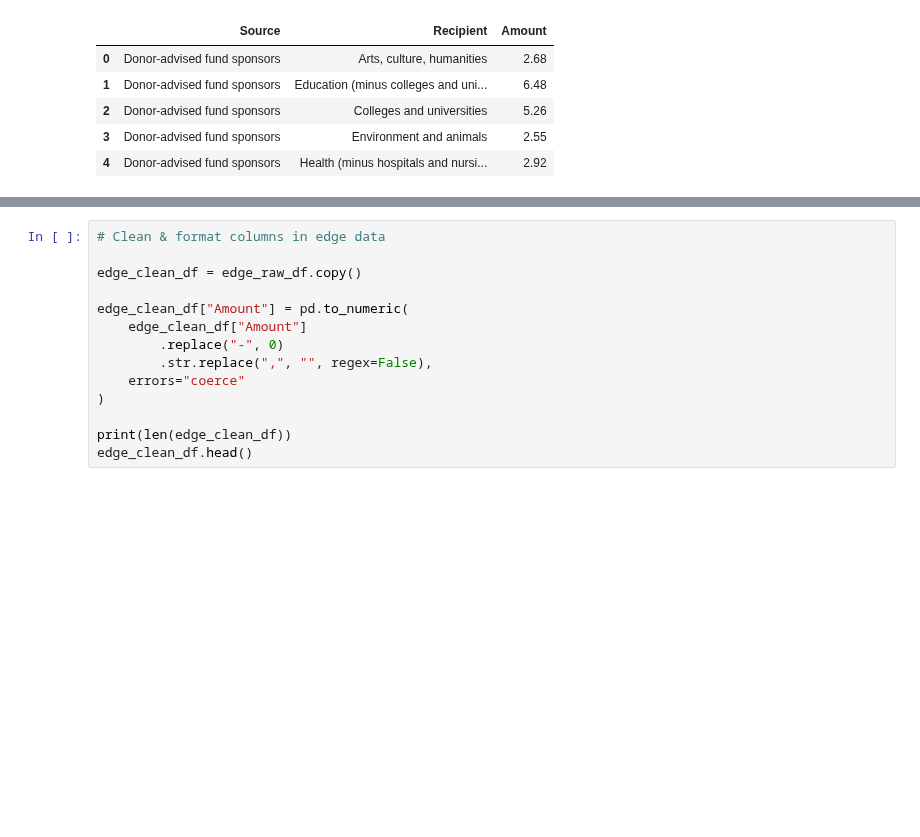
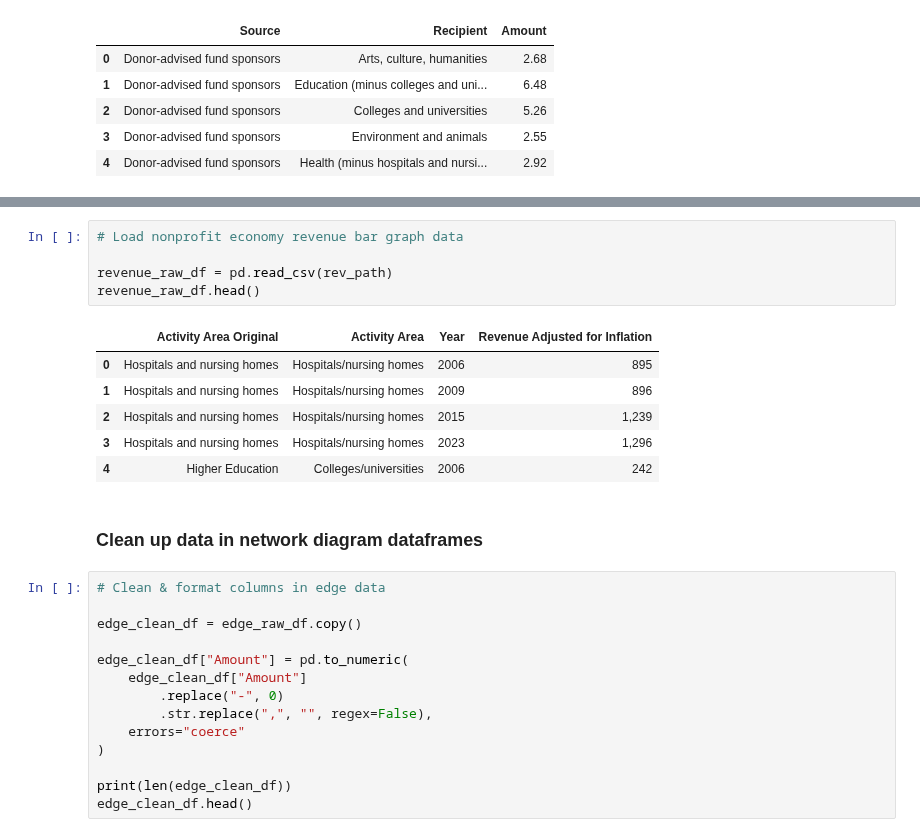
Before and after one commit to HFAwesomeCharts/MCNNonprofitEconomy, a Jupyter notebook: notebooks/MCN_NP_Economy_Figures.ipynb, the cells around one changed output, grey strips where cells are left out. Drawn from its saved outputs; the diff is of its cells as text; blank space fills up the shorter version.

```diff
--- a/notebooks/MCN_NP_Economy_Figures.ipynb
+++ b/notebooks/MCN_NP_Economy_Figures.ipynb
@@ -70,3 +220,17 @@ edge_raw_df.head()
+# %%
+# Load nonprofit economy revenue bar graph data
+
+revenue_raw_df = pd.read_csv(rev_path)
+revenue_raw_df.head()
+# %% [output]
+|  | Activity Area Original | Activity Area | Year | Revenue Adjusted for Inflation |
+| 0 | Hospitals and nursing homes | Hospitals/nursing homes | 2006 | 895 |
+| 1 | Hospitals and nursing homes | Hospitals/nursing homes | 2009 | 896 |
+| 2 | Hospitals and nursing homes | Hospitals/nursing homes | 2015 | 1,239 |
+| 3 | Hospitals and nursing homes | Hospitals/nursing homes | 2023 | 1,296 |
+| 4 | Higher Education | Colleges/universities | 2006 | 242 |
+# %% [markdown]
+### Clean up data in network diagram dataframes
 # %%
 # Clean & format columns in edge data
 
```
Also changed, not shown: parts of 19 cells of this notebook, 10 other files.
